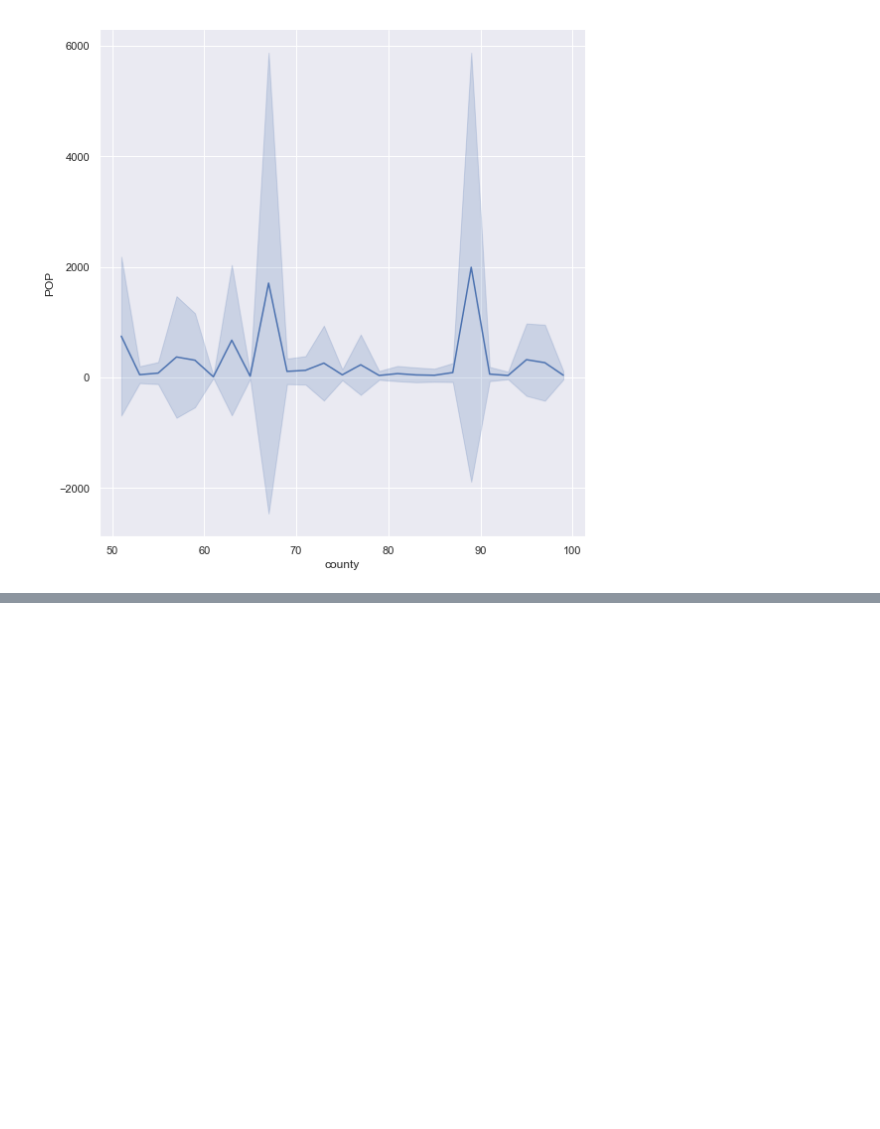
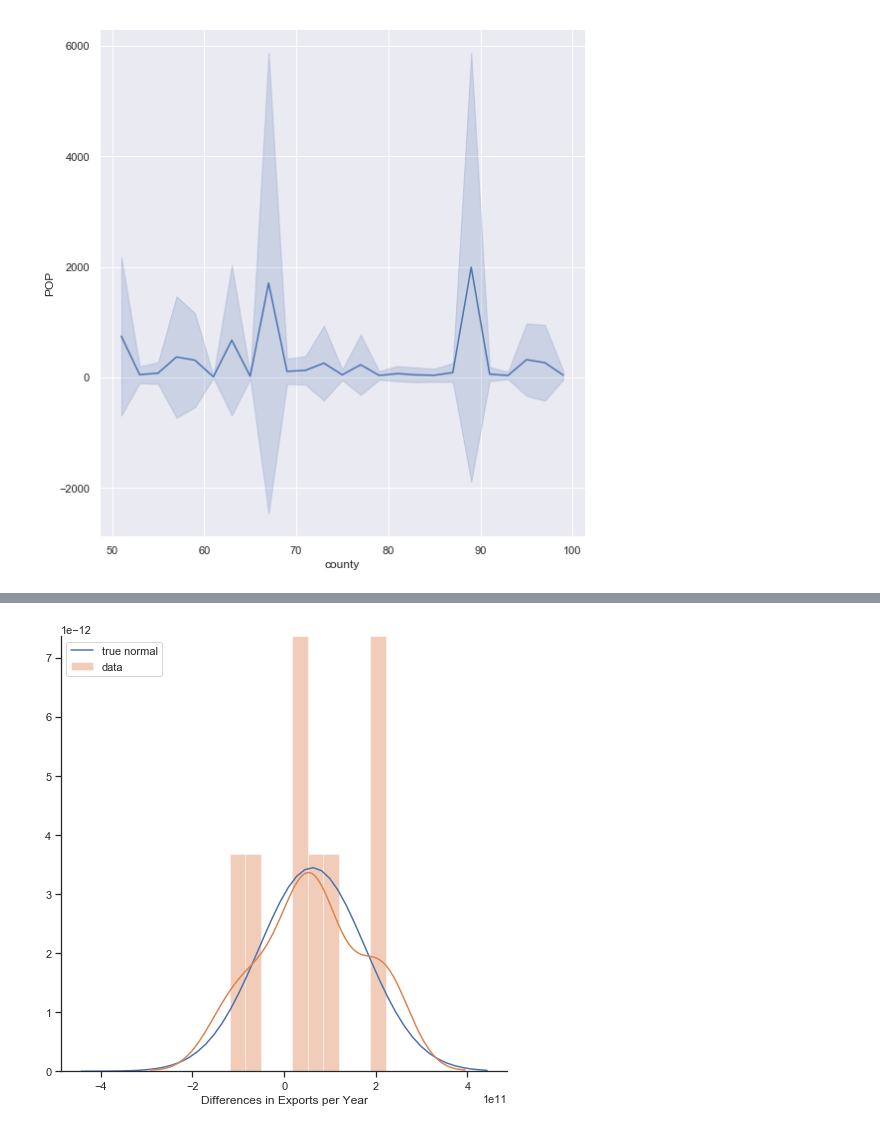
Before and after one commit to DataScienceFoundations/TadStats, a Jupyter notebook: census.ipynb, the cells around one changed output, grey strips where cells are left out. Drawn from its saved outputs; the diff is of its cells as text; code cells hidden in the pictures; blank space fills up the shorter version.

Commit message:
added brfss dataset. modifications to census and nsfg.
Added brfss dataset for more human data. showed central limit theorem. showed normal distribution characteristics (in census, too).

```diff
--- a/census.ipynb
+++ b/census.ipynb
@@ -250,0 +282,16 @@ sns.relplot(x='county', y='POP', kind='line', ci='sd', height=8, data=pop_df2)
+# %%
+sns.set(style='ticks')
+fig, ax = plt.subplots(figsize=(8,8))
+x = max(abs(min(total.diff()[2:]*2)), abs(max(total.diff()[2:]*2)))
+xs = np.linspace(-x, x)
+
+sns.lineplot(xs, stats.norm.pdf(xs, total.diff()[2:].mean(),
+                            total.diff()[2:].std()), label='true normal')
+sns.distplot(total.diff()[2:], bins=10, label='data')
+
+ax.legend(loc='upper left', frameon=True)
+ax.set(xlabel='Differences in Exports per Year',
+       ylabel = '')
+sns.despine()
+# %% [output]
+[figure, added]
```
Also changed, not shown: parts of 6 cells of this notebook, 3 other files.
